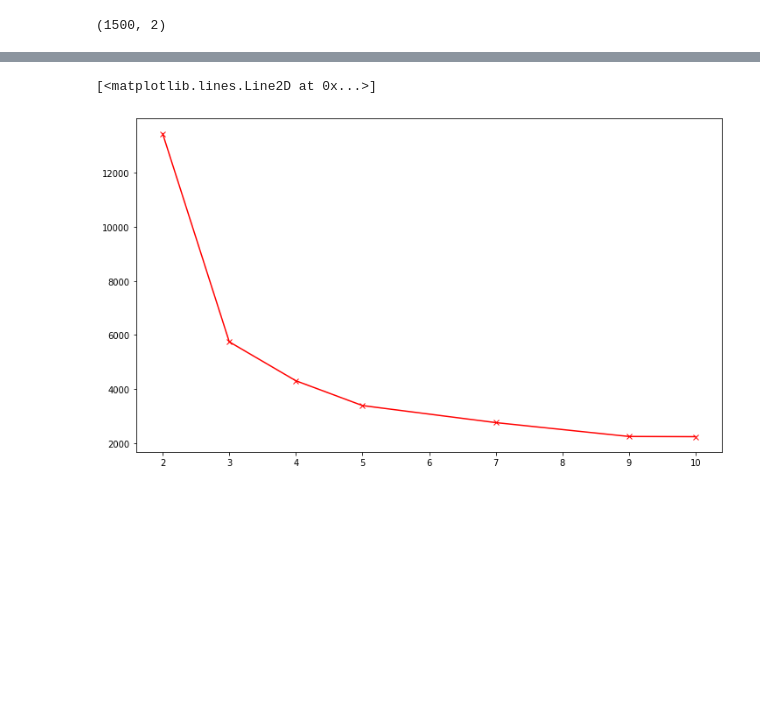
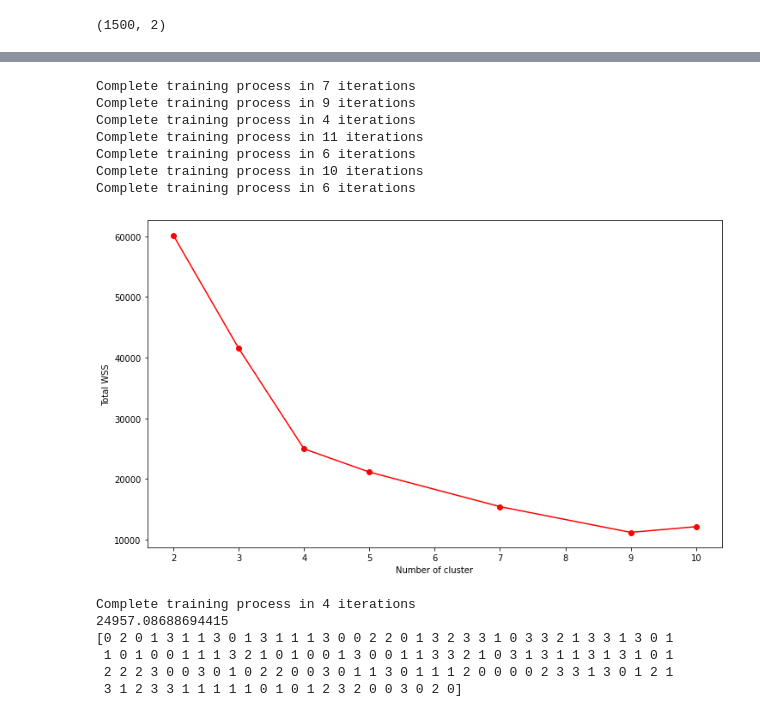
Before and after one commit to hduc-le/Machine-Learning---Coursework, a Jupyter notebook: KMeans Clustering.ipynb, the cells around one changed output, grey strips where cells are left out. Saved outputs shown, nothing was run; the diff lists cells and outputs as text; code cells hidden in the pictures; blank space fills up the shorter version.

```diff
--- a/KMeans Clustering.ipynb
+++ b/KMeans Clustering.ipynb
@@ -216,0 +249,6 @@ ax = model.display(X, ax)
+# %%
+# Read data
+path = "https://raw.githubusercontent.com/huynhthanh98/ML/master/lab-05/data.csv"
+data = pd.read_csv(path)
+data.info()
+data.head()
@@ -217,14 +274,34 @@ ax = model.display(X, ax)
+# %%
+#Drop duplicates
+data.drop_duplicates(inplace=True)
+# %%
+# Prepare data
+X = data.iloc[:, [2, 3]].values
+X_train, X_test = train_test_split(X, test_size=0.33, random_state=42)
 # %%
-# Elbow method
+# Elbow method for choosing number of clusters
 Ks = [2, 3 , 4, 5, 7, 9, 10]
-WCVs = []
-for k in Ks:
-    kmeans = KMeans_clustering(n_clusters=k)
-    kmeans.fit(X)
-    WCVs.append(kmeans.inertia_)
+elbow_method(Ks, X_train)
+# %% [output]
+Complete training process in 7 iterations
+Complete training process in 9 iterations
+Complete training process in 4 iterations
+Complete training process in 11 iterations
+Complete training process in 6 iterations
+Complete training process in 10 iterations
+Complete training process in 6 iterations
+[figure, added]
-# %%
-plt.figure(figsize=(12,7))
-plt.plot(Ks, WCVs, marker='x', color='r')
-# %% [output]
-[<matplotlib.lines.Line2D at 0x...>]
-[figure, removed]
+# %%
+# Model
+model2 = KMeans_clustering(n_clusters=4)
+model2.fit(X_train)
+pred = model2.predict(X_test)
+print(model2.inertia_)
+print(model2.labels_)
+# %% [output]
+Complete training process in 4 iterations
+24957.08688694415
+[0 2 0 1 3 1 1 3 0 1 3 1 1 1 3 0 0 2 2 0 1 3 2 3 3 1 0 3 3 2 1 3 3 1 3 0 1
+ 1 0 1 0 0 1 1 1 3 2 1 0 1 0 0 1 3 0 0 1 1 3 3 2 1 0 3 1 3 1 1 3 1 3 1 0 1
+ 2 2 2 3 0 0 3 0 1 0 2 2 0 0 3 0 1 1 3 0 1 1 1 2 0 0 0 0 2 3 3 1 3 0 1 2 1
+ 3 1 2 3 3 1 1 1 1 1 0 1 0 1 2 3 2 0 0 3 0 2 0]
```
Also changed, not shown: parts of 8 cells of this notebook.
